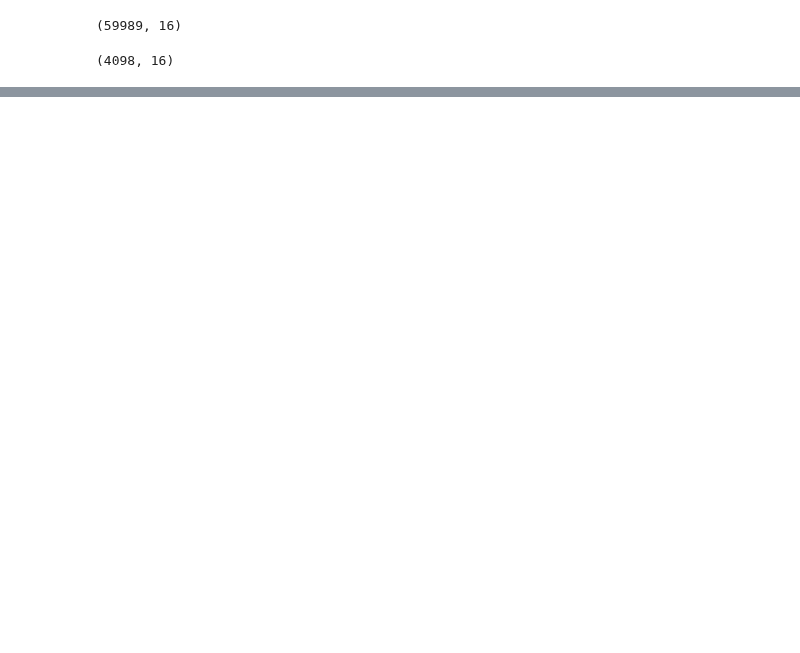
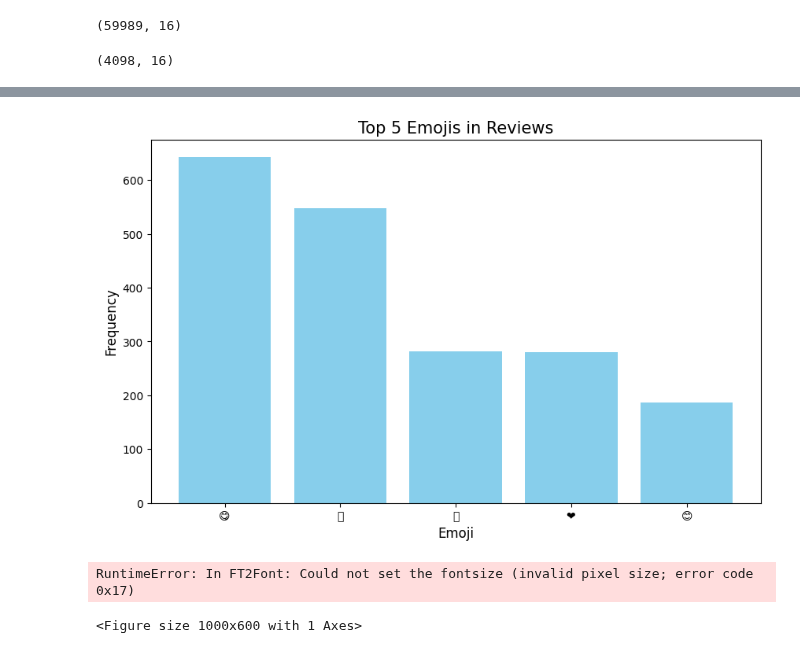
Before and after one commit to Somerville-2023/New-York-health-Inspection-Prediction, a Jupyter notebook: john-folder/project/explore_reviews.ipynb, the cells around one changed output, grey strips where cells are left out. Saved outputs shown, nothing was run; the diff lists cells and outputs as text; code cells hidden in the pictures; blank space fills up the shorter version.

Commit message:
explore reviews

```diff
--- a/john-folder/project/explore_reviews.ipynb
+++ b/john-folder/project/explore_reviews.ipynb
@@ -19,3 +19,5 @@ ny = ny[ny.concatenated_reviews.notna()]
 ny.shape
 # %% [output]
 (4098, 16)
+# %%
+ny = ny.drop(columns=['latitude', 'longitude', 'phone', 'action', 'full_address', 'violation_code', 'violation_description'])
@@ -21,0 +75,10 @@ ny.shape
+# %%
+
+# Apply the function to create a new column with only emojis
+ny['emoji_reviews'] = ny['concatenated_reviews'].apply(extract_emojis)
+
+# Perform the split and stack to get all individual emojis
+all_emojis = ny['emoji_reviews'].str.split(expand=True).stack()
+
+# Frequency count of all emojis
+all_freq = pd.Series(all_emojis).value_counts().sort_values(ascending=False).astype(int)
@@ -21,0 +127,42 @@ ny.shape
+# %%
+import matplotlib.pyplot as plt
+
+# Get the top 5 emojis and their counts for plotting
+top_emojis = all_freq.head(5).index
+top_counts = all_freq.head(5).values
+
+# Create a bar chart
+plt.figure(figsize=(10, 6))
+plt.bar(top_emojis, top_counts, color='skyblue')
+
+# Add title and labels
+plt.title('Top 5 Emojis in Reviews', fontsize=15)
+plt.xlabel('Emoji', fontsize=12)
+plt.ylabel('Frequency', fontsize=12)
+
+# Show the plot
+plt.show()
+# %% [output]
+[figure, added]
+# %%
+import matplotlib.pyplot as plt
+from matplotlib.font_manager import FontProperties
+
+# Create a FontProperties object with Apple Color Emoji
+emoji_font = FontProperties(fname='/System/Library/Fonts/Apple Color Emoji.ttc')
+
+# When creating your plot, set the fontproperties for the x-tick labels
+plt.figure(figsize=(10, 6))
+plt.bar(top_emojis, top_counts, color='skyblue')
+plt.xticks(fontproperties=emoji_font, fontsize=12)  # Apply the emoji font to x-ticks
+
+# Add title and labels with default font
+plt.title('Top 5 Emojis in Reviews', fontsize=15)
+plt.xlabel('Emoji', fontsize=12)
+plt.ylabel('Frequency', fontsize=12)
+
+# Show the plot
+plt.show()
+# %% [output]
+RuntimeError: In FT2Font: Could not set the fontsize (invalid pixel size; error code 0x17)
+<Figure size 1000x600 with 1 Axes>
```
Also changed, not shown: parts of 8 cells of this notebook.
